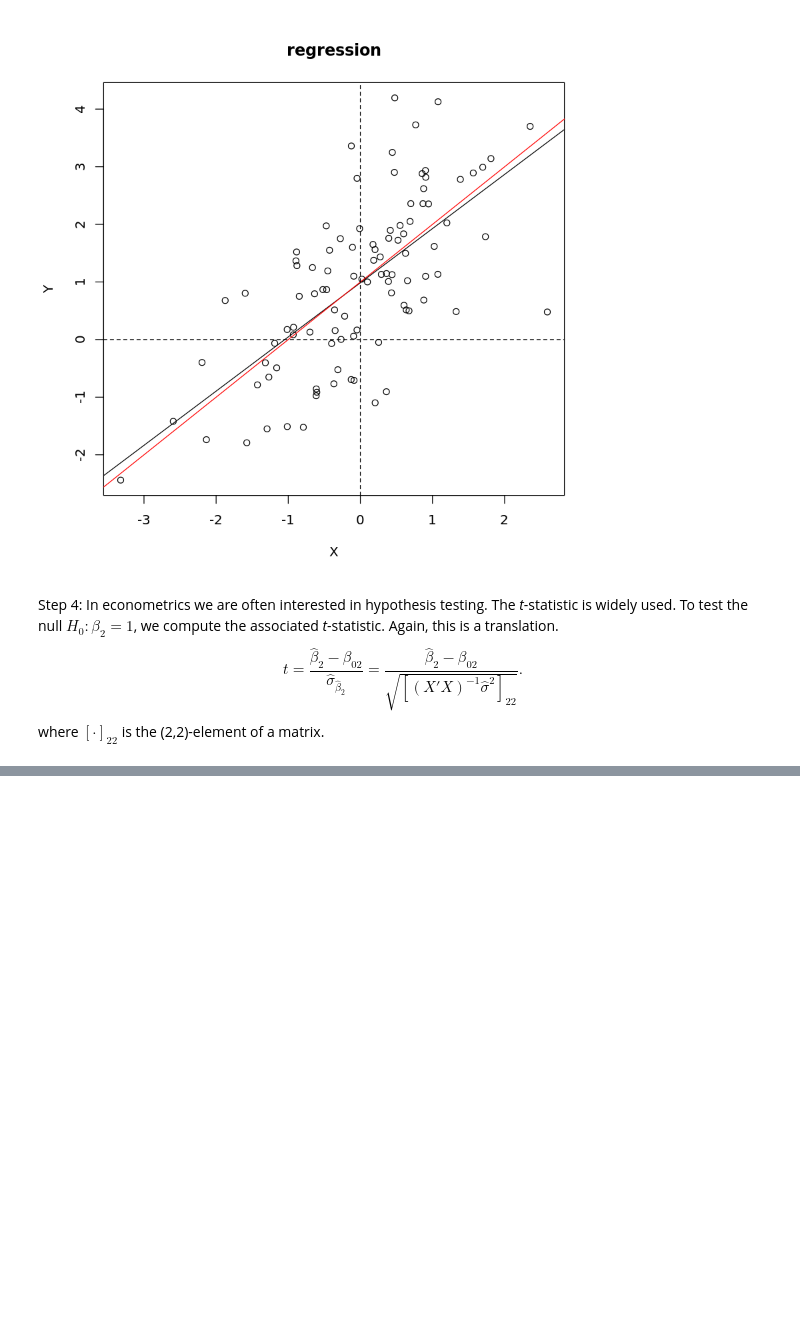
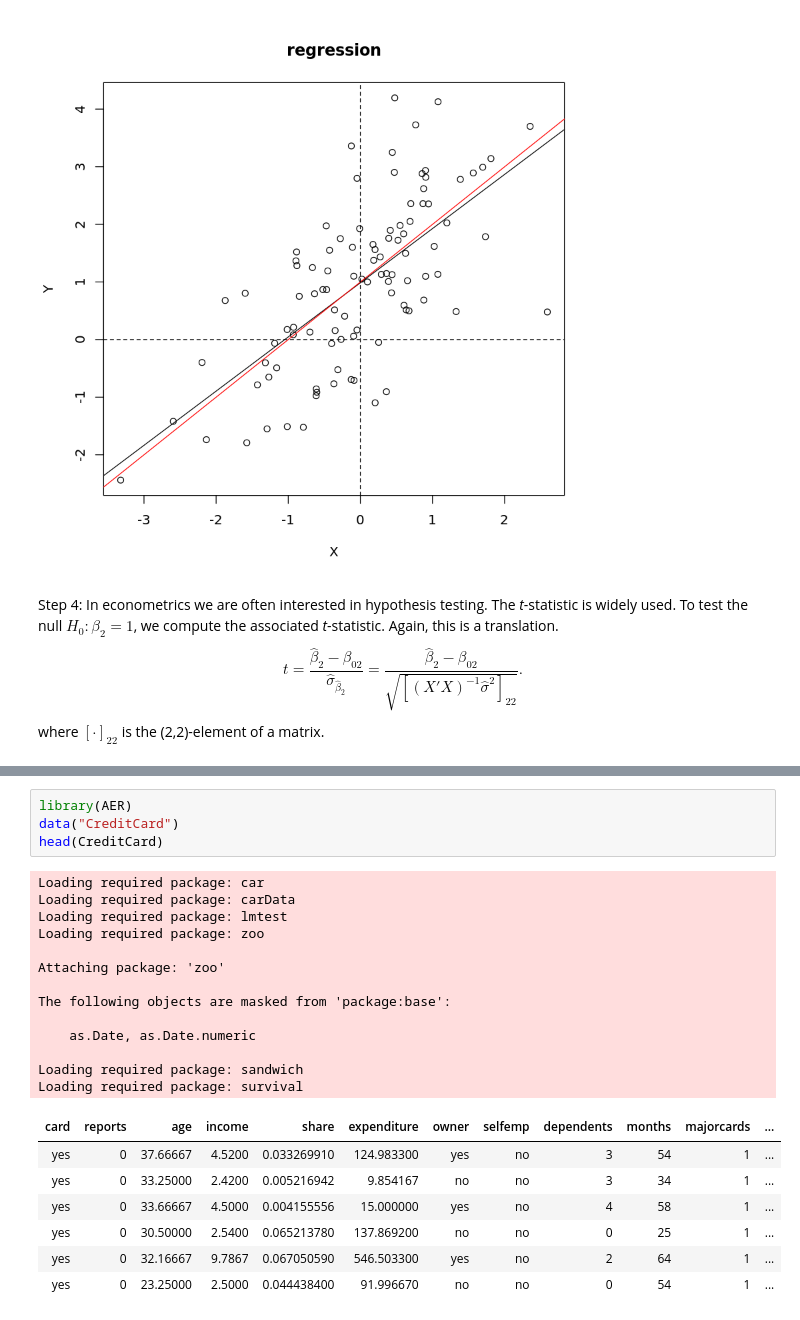
Before and after one commit to zhentaoshi/econ5170, a Jupyter notebook: Python/lec1-R.ipynb, the cells around one changed output, grey strips where cells are left out. Saved outputs shown, nothing was run; the diff lists cells and outputs as text; blank space fills up the shorter version.

```diff
--- a/Python/lec1-R.ipynb
+++ b/Python/lec1-R.ipynb
@@ -107,0 +151,25 @@ where $[\cdot]_{22}$ is the (2,2)-element of a matrix.
+# %%
+library(AER)
+data("CreditCard")
+head(CreditCard)
+# %% [output]
+Loading required package: car
+Loading required package: carData
+Loading required package: lmtest
+Loading required package: zoo
+
+Attaching package: 'zoo'
+
+The following objects are masked from 'package:base':
+
+    as.Date, as.Date.numeric
+
+Loading required package: sandwich
+Loading required package: survival
+| card | reports | age | income | share | expenditure | owner | selfemp | dependents | months | majorcards | ... |
+| yes | 0 | 37.66667 | 4.5200 | 0.033269910 | 124.983300 | yes | no | 3 | 54 | 1 | ... |
+| yes | 0 | 33.25000 | 2.4200 | 0.005216942 | 9.854167 | no | no | 3 | 34 | 1 | ... |
+| yes | 0 | 33.66667 | 4.5000 | 0.004155556 | 15.000000 | yes | no | 4 | 58 | 1 | ... |
+| yes | 0 | 30.50000 | 2.5400 | 0.065213780 | 137.869200 | no | no | 0 | 25 | 1 | ... |
+| yes | 0 | 32.16667 | 9.7867 | 0.067050590 | 546.503300 | yes | no | 2 | 64 | 1 | ... |
+| yes | 0 | 23.25000 | 2.5000 | 0.044438400 | 91.996670 | no | no | 0 | 54 | 1 | ... |
```
Also changed, not shown: parts of 22 cells of this notebook, 1 other file.
